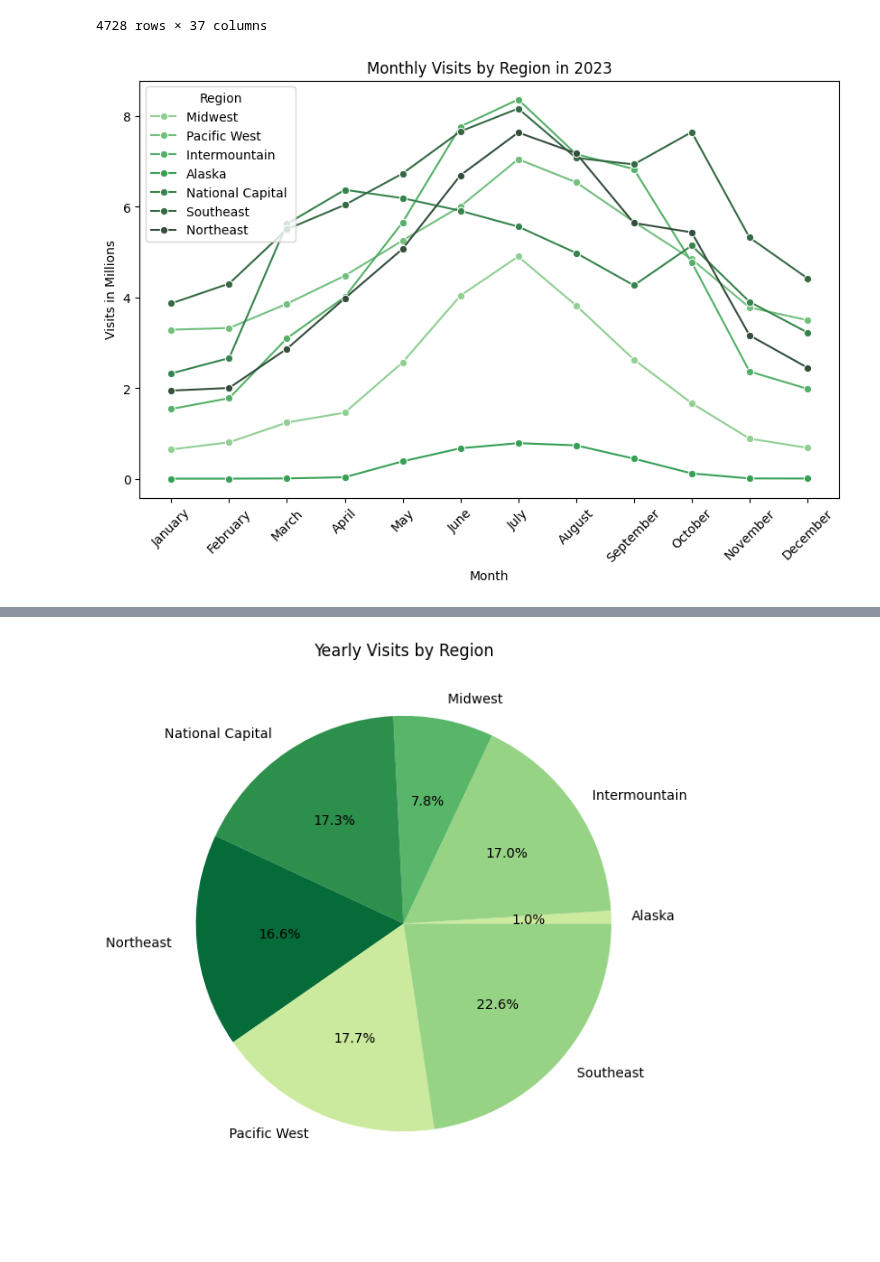
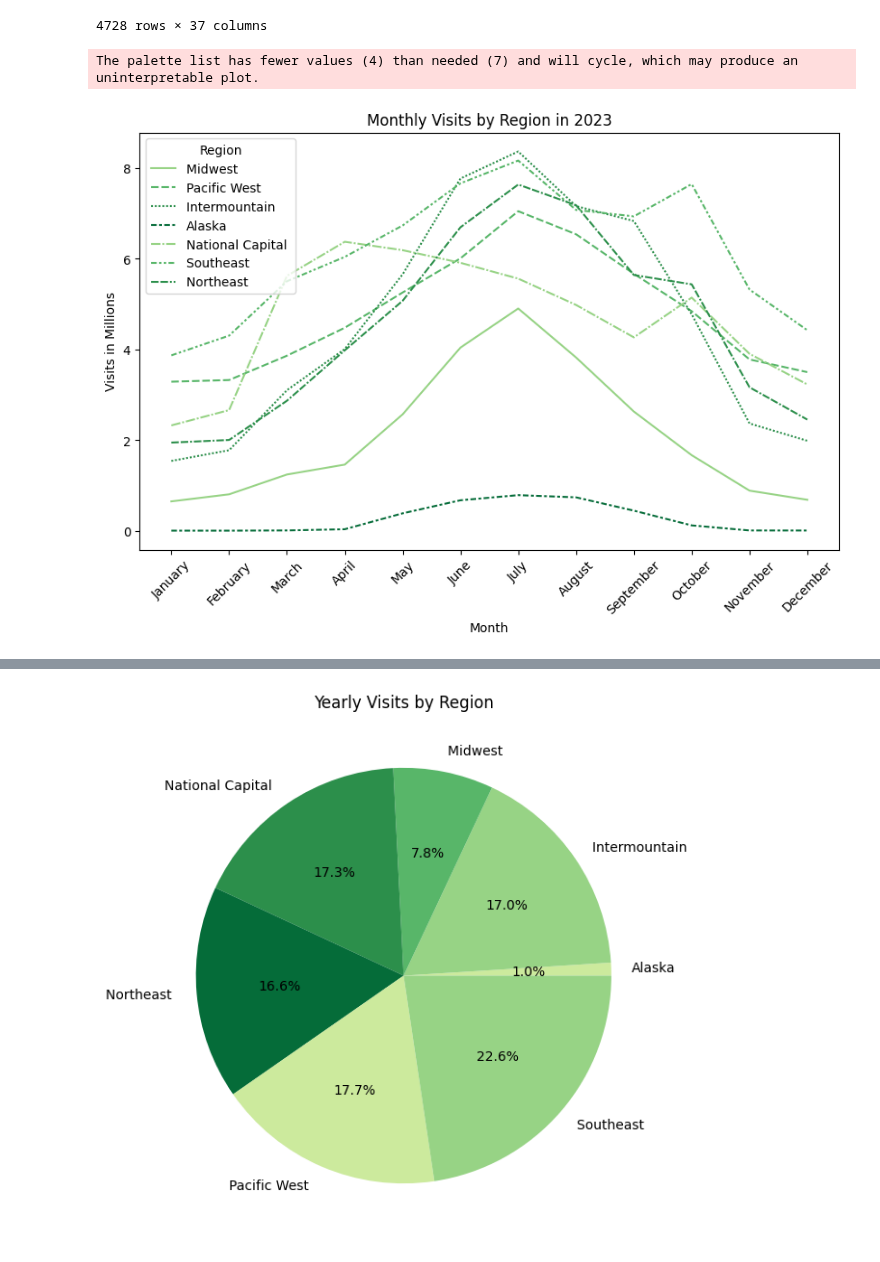
Before and after one commit to nblakkanesser/MADS_Capstone, a Jupyter notebook: 02_nps_api_data/02_nps_analysis.ipynb, the cells around one changed output, grey strips where cells are left out. Cells and saved outputs as stored; diff of their text form; code cells hidden in the pictures; blank space fills up the shorter version.

Commit message:
Final wrap up of report figures and readme

```diff
--- a/02_nps_api_data/02_nps_analysis.ipynb
+++ b/02_nps_api_data/02_nps_analysis.ipynb
@@ -68,29 +68,31 @@ nps_df
 # %%
 # Filter out unnecessary fields
 df = nps_df[['Region','Month','RecreationVisits']]
 
 # Group data
 df = df.groupby(['Region', 'Month']).sum().reset_index()
 
 # Set months to ordinal data
 df['Month'] = pd.Categorical(df['Month'], categories=month_order, ordered=True)
 df = df.sort_values('Month')
+df['Month'] = df['Month'].astype(str)
 
 df.to_csv(monthly, index=False)
-
+colors = sns.color_palette('YlGn')[2:9]
 # Create plot
 plt.figure(figsize=(10, 6))
-sns.lineplot(x='Month', y='RecreationVisits', hue='Region', data=df, marker='o', palette='Greens_d')
+sns.lineplot(x='Month', y='RecreationVisits', hue='Region', data=df,style='Region', palette=colors)
 plt.xlabel('Month')
 plt.ylabel('Visits in Millions')
 plt.title('Monthly Visits by Region in 2023')
 
 # ChatGPT created the line below
 plt.gca().yaxis.set_major_formatter(ticker.FuncFormatter(lambda x, pos: f'{x/1e6:.0f}'))
 plt.xticks(rotation=45)
 plt.show()
 # %% [output]
+The palette list has fewer values (4) than needed (7) and will cycle, which may produce an uninterpretable plot.
-[figure, old version]
+[figure, new version]
 # %%
 # Filter out entities that are not National Parks
 df = nps_df[nps_df['ParkType'] == 'National Park']
```
Also changed, not shown: parts of 1 cell of this notebook, 2 other files.
